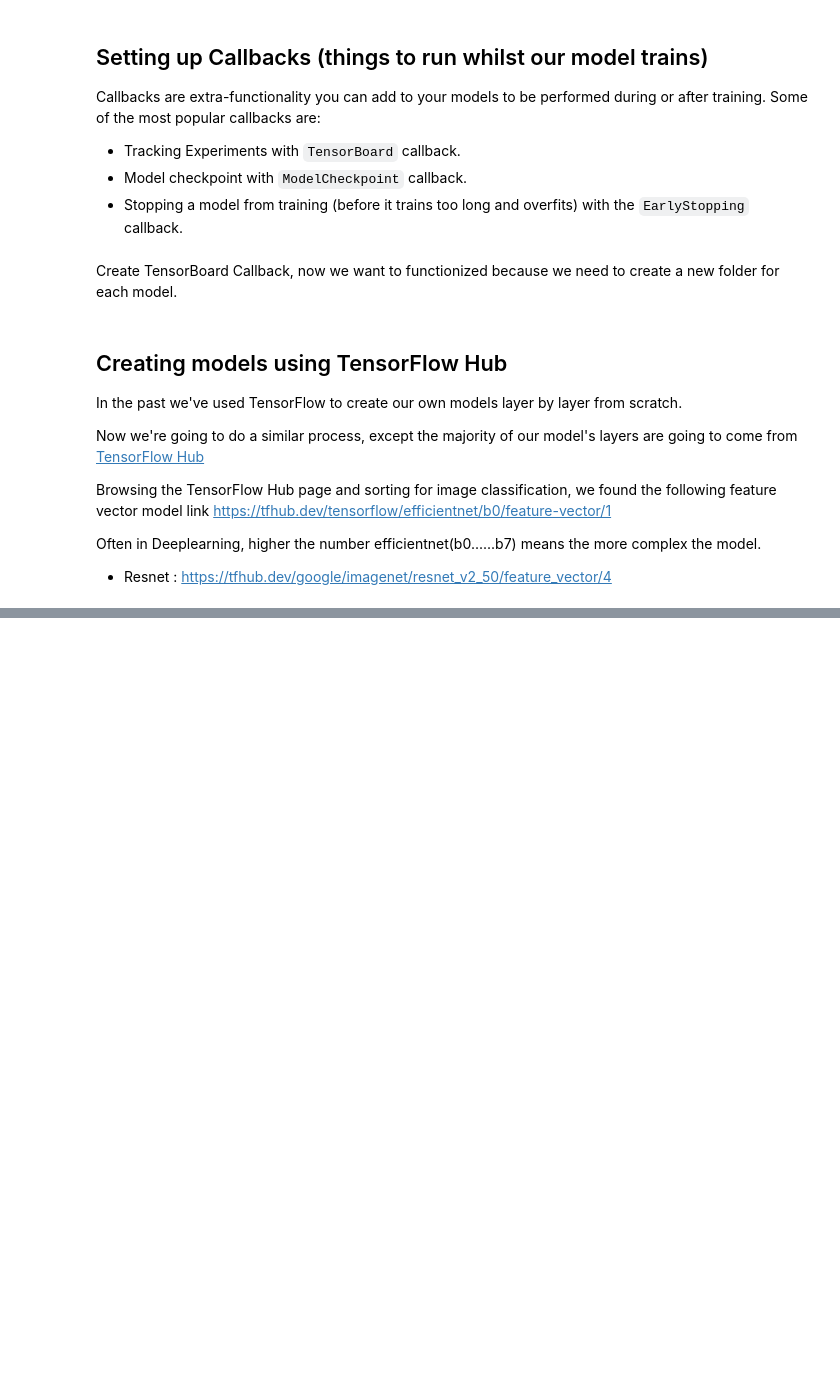
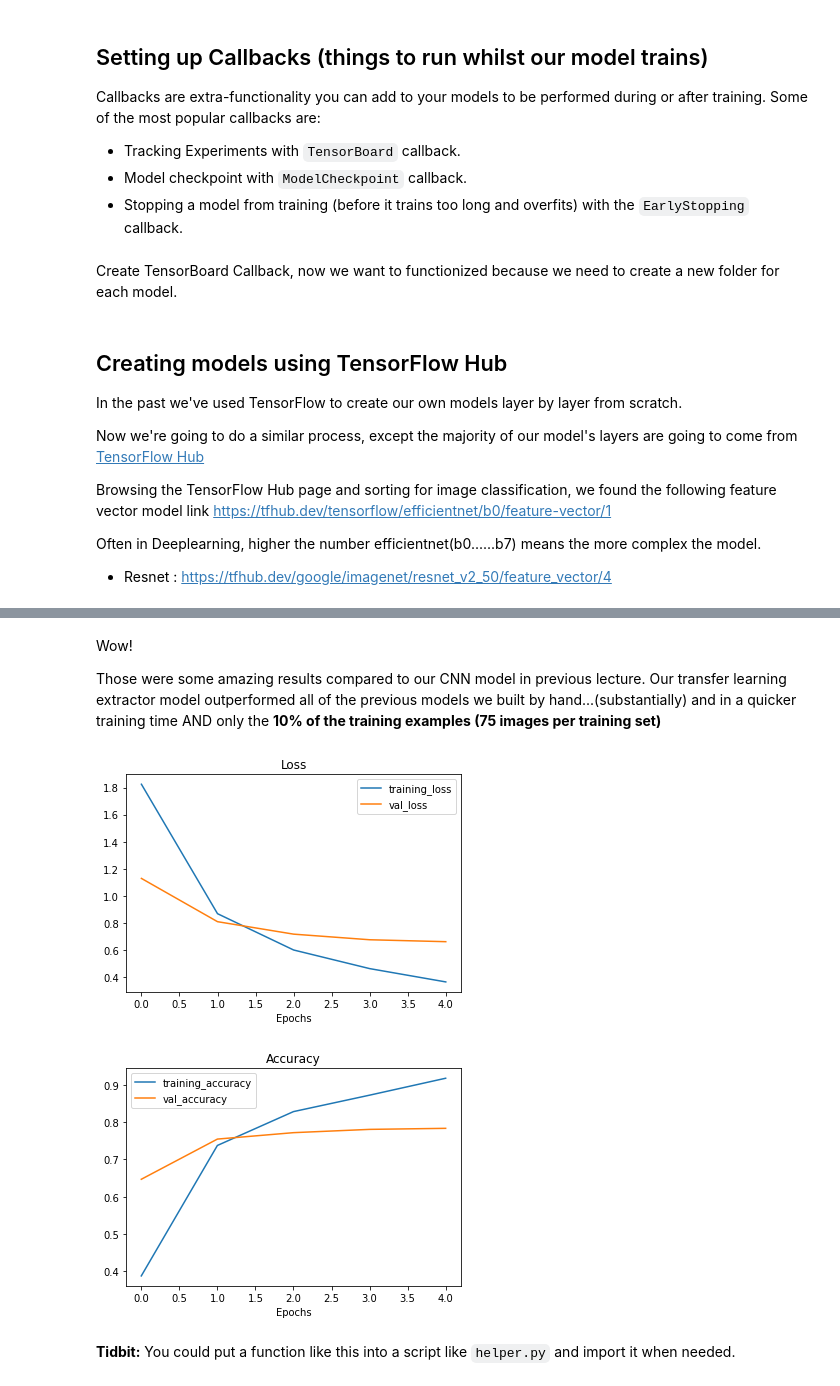
Before and after one commit to ashikshafi08/Learning_Tensorflow, a Jupyter notebook: Notebooks/04_Transfer_Learning_Feature_Extraction_with_TensorFlow.ipynb, the cells around one changed output, grey strips where cells are left out. Drawn from its saved outputs; the diff is of its cells as text; code cells hidden in the pictures; blank space fills up the shorter version.

```diff
--- a/Notebooks/04_Transfer_Learning_Feature_Extraction_with_TensorFlow.ipynb
+++ b/Notebooks/04_Transfer_Learning_Feature_Extraction_with_TensorFlow.ipynb
@@ -187,5 +187,15 @@ def create_model(model_url , num_classes = 10):
   and Dense output layer with num_classes output neurons.
   '''
   # Download the pretrained model and save it as a Keras layer
-  feature_extractor_layer = hub.KerasLayer(model_url ,
-                                           trainable = False) # freeze the already learnt model
+  feature_extraction_layer = hub.KerasLayer(model_url ,
+                                           trainable = False, # freeze the already learnt model
+                                           name = 'feature_extraction_layer' ,
+                                           input_shape = IMG_SHAPE + (3,)) # (224, 224, 3)
+
+  # Create our own model
+  model = tf.keras.Sequential([
+    feature_extraction_layer ,
+    layers.Dense(num_classes , activation=tf.keras.activations.softmax , name = 'output_layer')
+  ])
+
+  return model
@@ -191,0 +208,4 @@ def create_model(model_url , num_classes = 10):
+# %%
+# Let's use that in resnet model
+resnet_model = create_model(model_url= resnet_url ,
+                            num_classes = train_data_10_percent.num_classes)
@@ -191,0 +230,14 @@ def create_model(model_url , num_classes = 10):
+# %%
+# Compile the model
+resnet_model.compile(loss = tf.keras.losses.CategoricalCrossentropy(),
+                     optimizer = tf.keras.optimizers.Adam(),
+                     metrics = ['accuracy'])
+# %%
+# Fit the model
+history = resnet_model.fit(train_data_10_percent ,
+                           steps_per_epoch = len(train_data_10_percent) ,
+                           validation_data = test_data_10_percent ,
+                           validation_steps = len(test_data_10_percent) ,
+                           epochs = 5 ,
+                           callbacks = [create_tensorboard_callback(dir_name='tensorflow_hub' ,
+                                                                    experiment_name = 'resnet50V2')])
@@ -191,0 +256,11 @@ def create_model(model_url , num_classes = 10):
+# %% [markdown]
+Wow!
+
+Those were some amazing results compared to our CNN model in previous lecture. Our transfer learning extractor model outperformed all of the previous models we built by hand...(substantially) and in a quicker training time AND only the **10% of the training examples (75 images per training set)**
+# %%
+plot_loss_curves(history)
+# %% [output]
+[figure, added]
+[figure, added]
+# %% [markdown]
+**Tidbit:** You could put a function like this into a script like `helper.py` and import it when needed.
```
Also changed, not shown: parts of 26 cells of this notebook.
